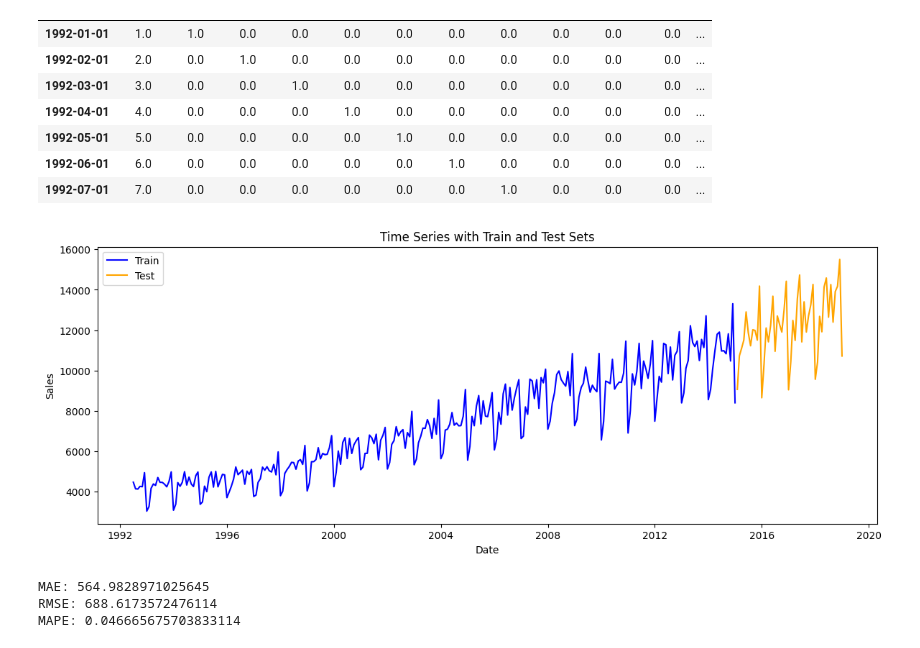
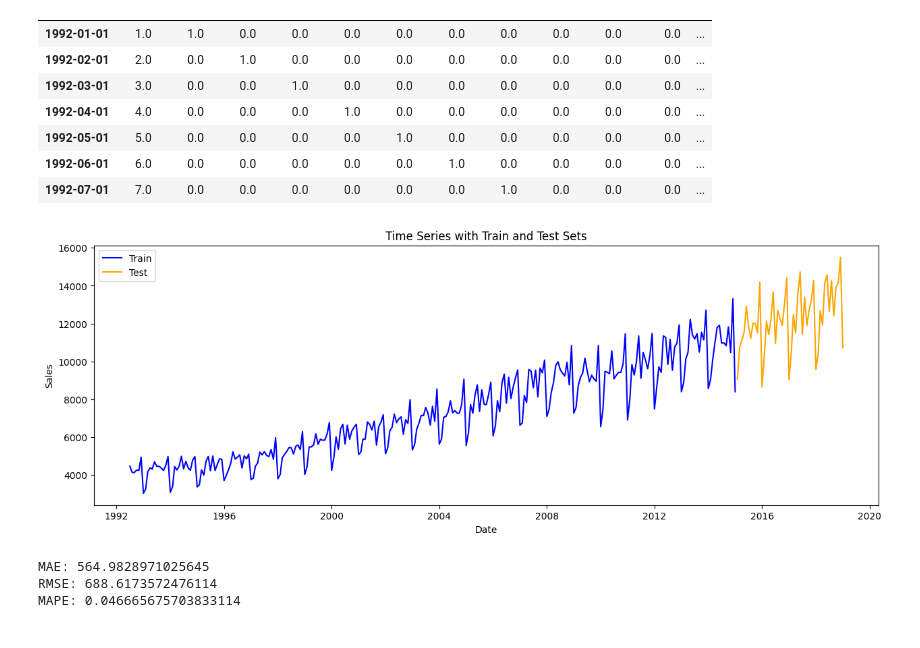
Before and after one commit to pdstiago/UFRJ-Analytica, a Jupyter notebook: Materiais/Time Series/Time Series.ipynb, the cells around one changed output. Saved outputs shown, nothing was run; the diff lists cells and outputs as text; code cells hidden in the pictures.

Commit message:
changed plots size

```diff
--- a/Materiais/Time Series/Time Series.ipynb
+++ b/Materiais/Time Series/Time Series.ipynb
@@ -366,20 +366,20 @@ from sklearn.model_selection import train_test_split
 
 X_train, X_test, y_train, y_test = train_test_split(X, y, test_size=0.15, shuffle=False)
 # %%
-plt.figure(figsize=(14, 5))
+plt.figure(figsize=(15, 5))
 
 plt.plot(X_train.index, y_train, color='blue', label='Train')
 
 plt.plot(X_test.index, y_test, color='orange', label='Test')
 
 plt.title('Time Series with Train and Test Sets')
 plt.xlabel('Date')
 plt.ylabel('Sales')
 
 plt.legend()
 plt.show()
 # %% [output]
-[figure, old version]
+[figure, new version]
 # %%
 def get_metrics(test, pred):
     mae = metrics.mean_absolute_error(test, pred)
```
Also changed, not shown: parts of 10 cells of this notebook.
